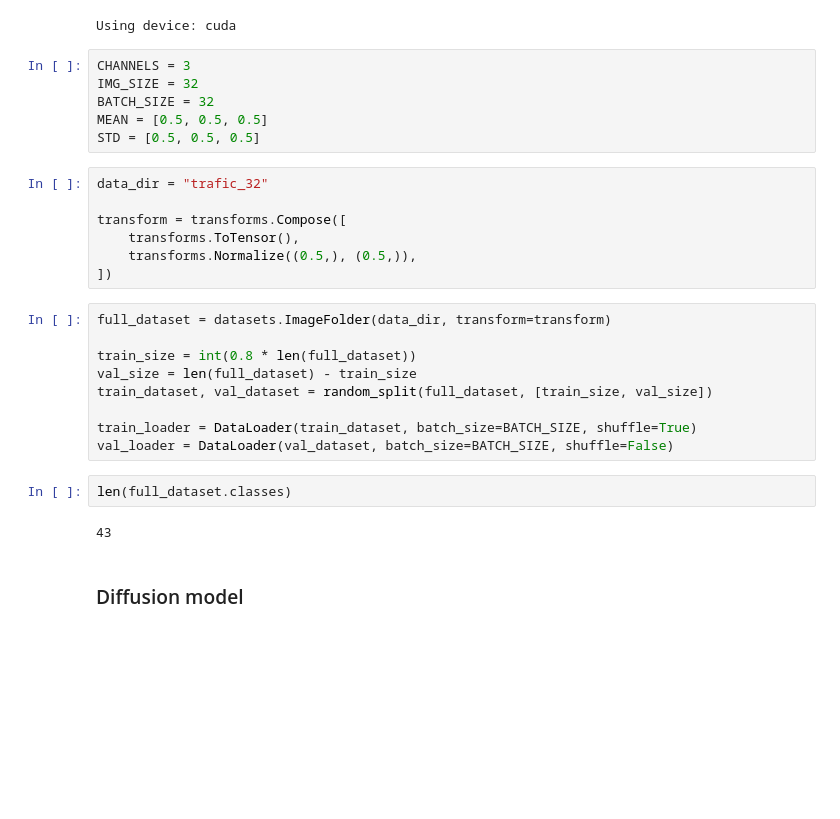
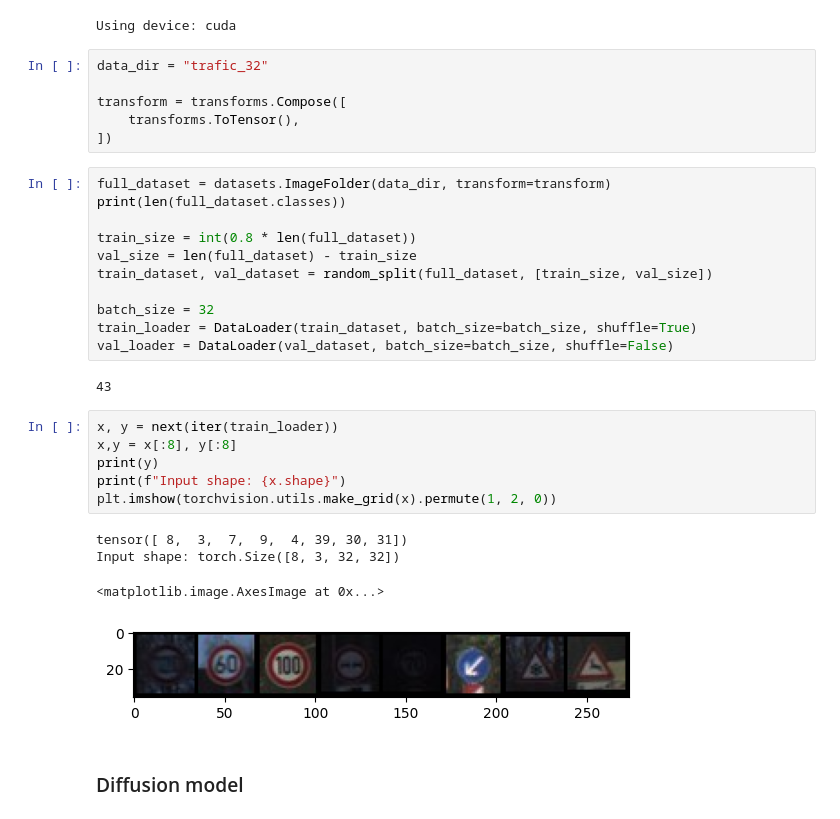
Before and after one commit to pgrzankowski/diffusion-trafic-generator, a Jupyter notebook: main.ipynb, the cells around one changed output. Cells and saved outputs as stored; diff of their text form; blank space fills up the shorter version.

```diff
--- a/main.ipynb
+++ b/main.ipynb
@@ -12,32 +12,36 @@ device = torch.device("cuda") if torch.cuda.is_available() else torch.device("cp
 print("Using device:", device)
 # %% [output]
 Using device: cuda
-# %%
-CHANNELS = 3
-IMG_SIZE = 32
-BATCH_SIZE = 32
-MEAN = [0.5, 0.5, 0.5]
-STD = [0.5, 0.5, 0.5]
 # %%
 data_dir = "trafic_32"
 
 transform = transforms.Compose([
     transforms.ToTensor(),
-    transforms.Normalize((0.5,), (0.5,)),
 ])
 # %%
 full_dataset = datasets.ImageFolder(data_dir, transform=transform)
+print(len(full_dataset.classes))
 
 train_size = int(0.8 * len(full_dataset))
 val_size = len(full_dataset) - train_size
 train_dataset, val_dataset = random_split(full_dataset, [train_size, val_size])
 
-train_loader = DataLoader(train_dataset, batch_size=BATCH_SIZE, shuffle=True)
-val_loader = DataLoader(val_dataset, batch_size=BATCH_SIZE, shuffle=False)
+batch_size = 32
+train_loader = DataLoader(train_dataset, batch_size=batch_size, shuffle=True)
+val_loader = DataLoader(val_dataset, batch_size=batch_size, shuffle=False)
+# %% [output]
+43
-# %%
-len(full_dataset.classes)
-# %% [output]
-43
+# %%
+x, y = next(iter(train_loader))
+x,y = x[:8], y[:8]
+print(y)
+print(f"Input shape: {x.shape}")
+plt.imshow(torchvision.utils.make_grid(x).permute(1, 2, 0))
+# %% [output]
+tensor([ 8,  3,  7,  9,  4, 39, 30, 31])
+Input shape: torch.Size([8, 3, 32, 32])
+<matplotlib.image.AxesImage at 0x...>
+[figure, added]
 # %% [markdown]
 ### Diffusion model
 # %%
```
Also changed, not shown: parts of 8 cells of this notebook.
